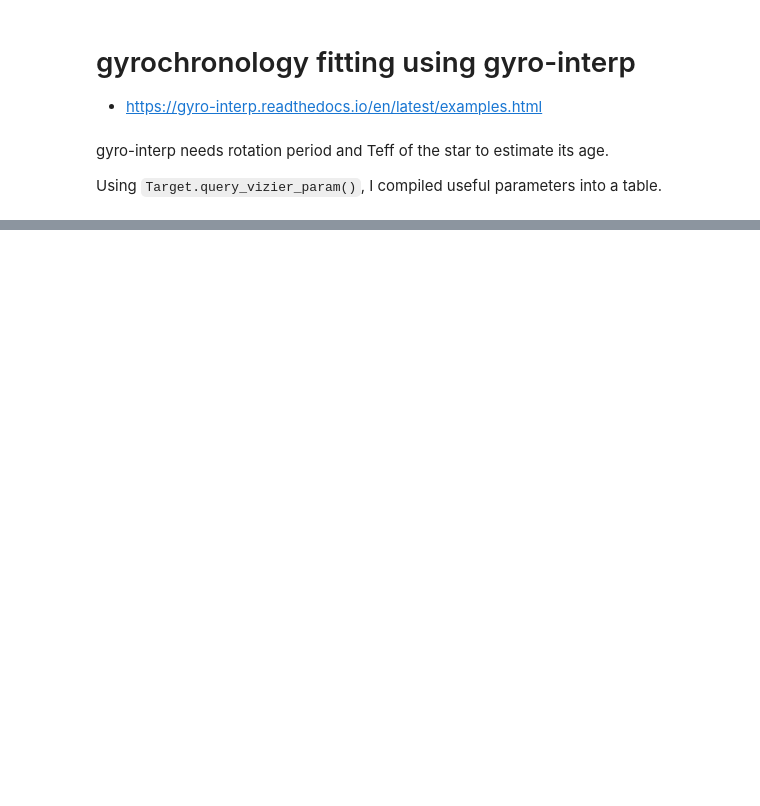
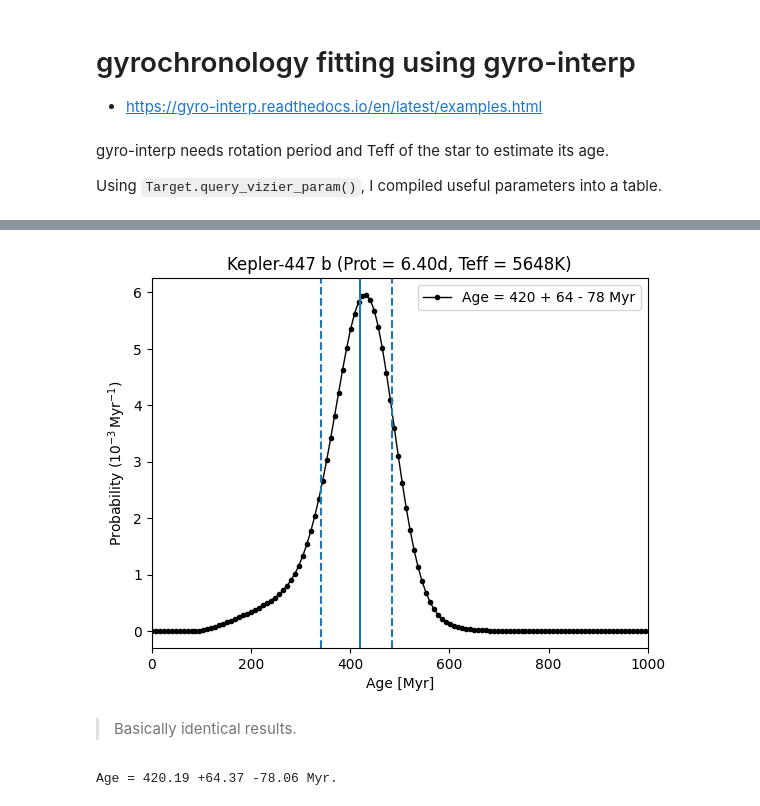
Before and after one commit to jpdeleon/kenmon2024, a Jupyter notebook: notebooks/code_gyrointerp.ipynb, the cells around one changed output, grey strips where cells are left out. Cells and saved outputs as stored; diff of their text form; code cells hidden in the pictures; blank space fills up the shorter version.

```diff
--- a/notebooks/code_gyrointerp.ipynb
+++ b/notebooks/code_gyrointerp.ipynb
@@ -99,0 +179,26 @@ Age = 221.13 +101.35 -95.34 Myr.
+# %%
+fig = plot_age_posterior(name, Prot, Teff, age_posterior, result, age_grid)
+
+# fp = name.replace(' ','')+'_age_gyro.png'
+# fig.savefig(fp, bbox_inches='tight')
+# %% [output]
+[figure, added]
+# %% [markdown]
+> Basically identical results.
+# %%
+# widest grid beyond m67 age
+age_grid = np.linspace(0, 5000, 500)
+
+age_posterior = gyro_age_posterior(Prot,
+                                   Teff,
+                                   Prot_err=Prot_err,
+                                   Teff_err=Teff_err,
+                                   age_grid=age_grid,
+                                   bounds_error='4gyrextrap',
+)
+
+# calculate dictionary of summary statistics
+result = get_summary_statistics(age_grid, age_posterior)
+print(f"Age = {result['median']} +{result['+1sigma']} -{result['-1sigma']} Myr.")
+# %% [output]
+Age = 420.19 +64.37 -78.06 Myr.
```
Also changed, not shown: parts of 29 cells of this notebook, 18 other files.
